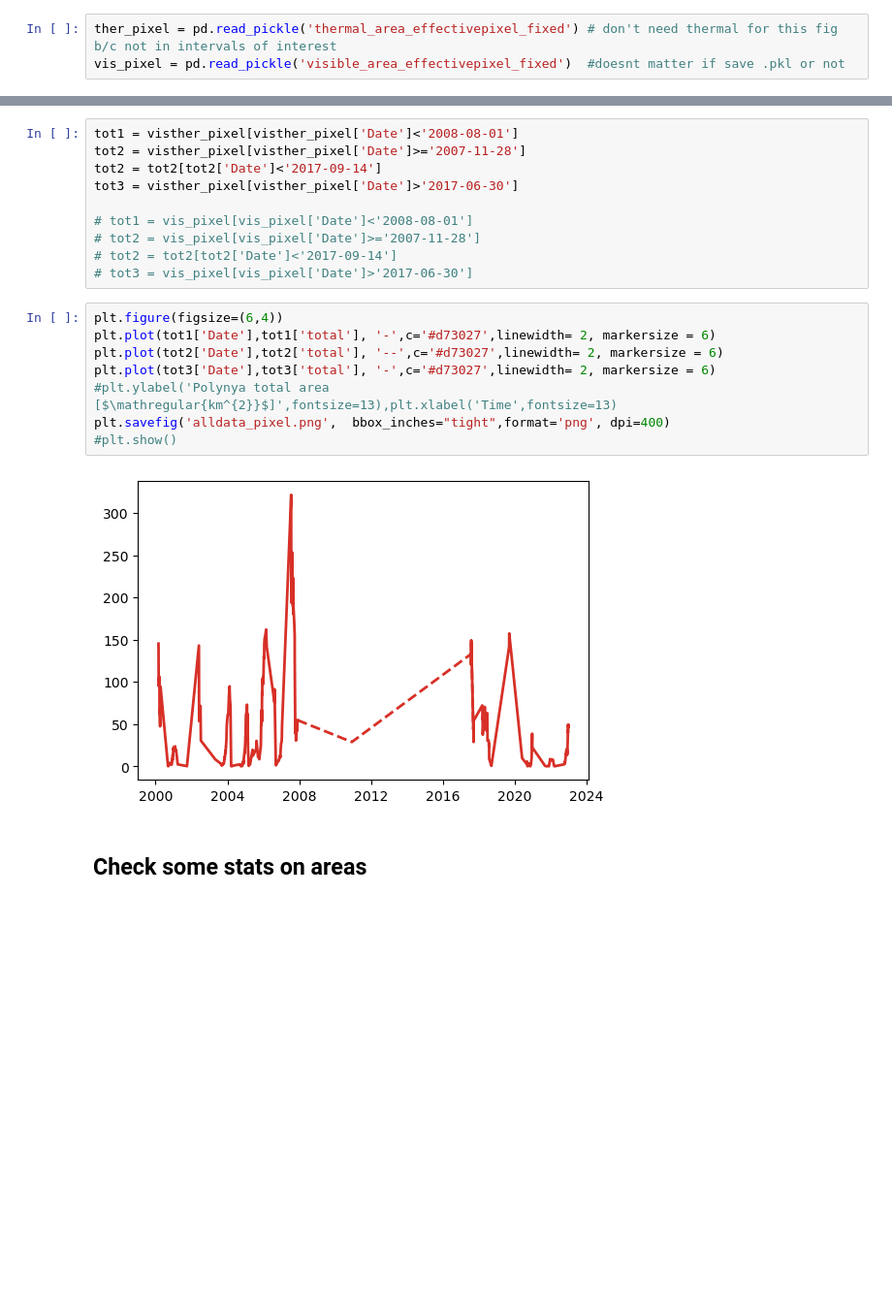
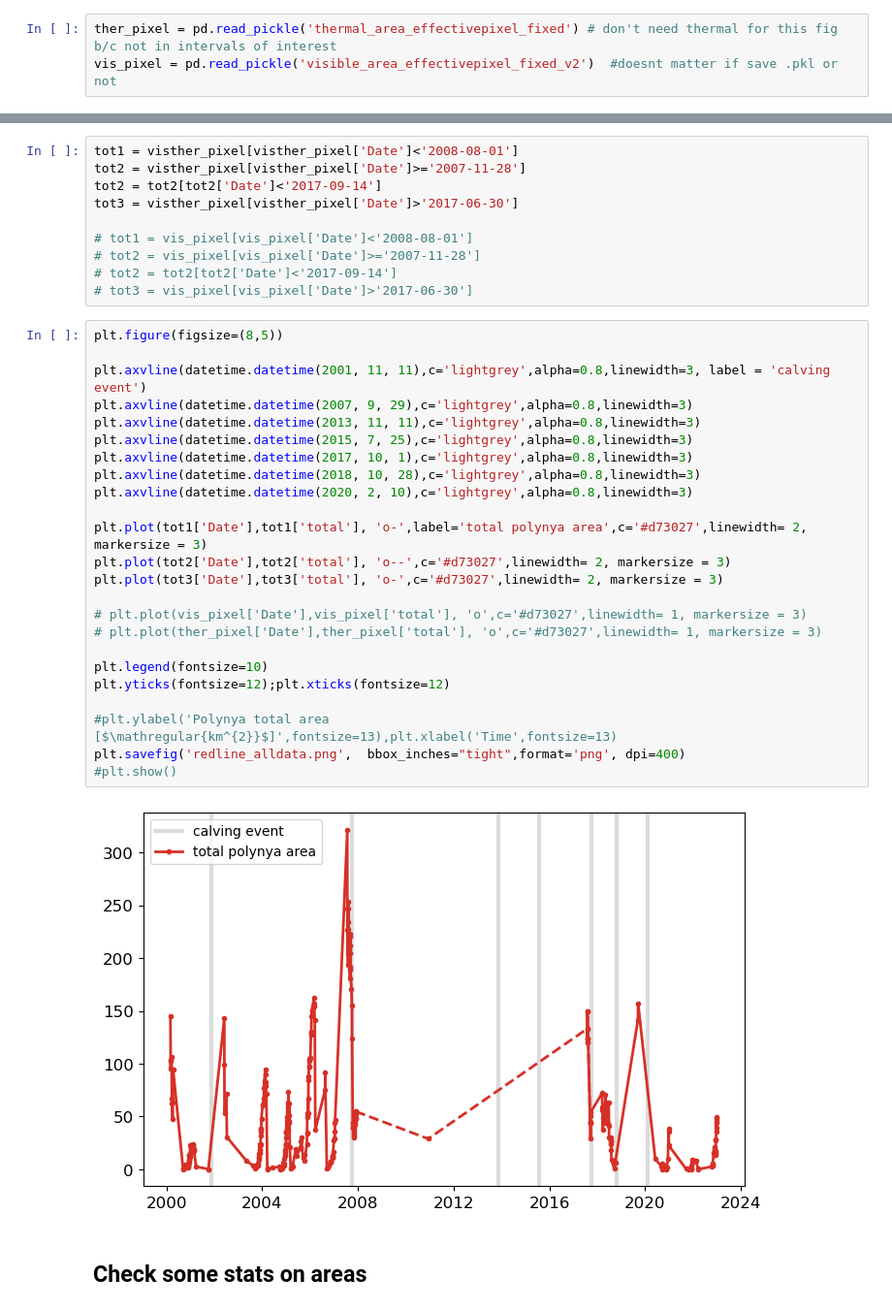
Before and after one commit to elenasavidge/polynyatimeseries, a Jupyter notebook: fig2.ipynb, the cells around one changed output, grey strips where cells are left out. Shown: that part at 97% size. Saved outputs shown, nothing was run; the diff lists cells and outputs as text; blank space fills up the shorter version.

```diff
--- a/fig2.ipynb
+++ b/fig2.ipynb
@@ -39,7 +39,7 @@ pwd
 ## Read in data
 # %%
 ther_pixel = pd.read_pickle('thermal_area_effectivepixel_fixed') # don't need thermal for this fig b/c not in intervals of interest
-vis_pixel = pd.read_pickle('visible_area_effectivepixel_fixed')  #doesnt matter if save .pkl or not
+vis_pixel = pd.read_pickle('visible_area_effectivepixel_fixed_v2')  #doesnt matter if save .pkl or not
 # %%
 # count
 vis_pixel.count()
@@ -253,15 +256,31 @@ tot3 = visther_pixel[visther_pixel['Date']>'2017-06-30']
 # tot2 = tot2[tot2['Date']<'2017-09-14']
 # tot3 = vis_pixel[vis_pixel['Date']>'2017-06-30']
 # %%
-plt.figure(figsize=(6,4))
-plt.plot(tot1['Date'],tot1['total'], '-',c='#d73027',linewidth= 2, markersize = 6)
-plt.plot(tot2['Date'],tot2['total'], '--',c='#d73027',linewidth= 2, markersize = 6)
-plt.plot(tot3['Date'],tot3['total'], '-',c='#d73027',linewidth= 2, markersize = 6)
+plt.figure(figsize=(8,5))
+
+plt.axvline(datetime.datetime(2001, 11, 11),c='lightgrey',alpha=0.8,linewidth=3, label = 'calving event')
+plt.axvline(datetime.datetime(2007, 9, 29),c='lightgrey',alpha=0.8,linewidth=3)
+plt.axvline(datetime.datetime(2013, 11, 11),c='lightgrey',alpha=0.8,linewidth=3)
+plt.axvline(datetime.datetime(2015, 7, 25),c='lightgrey',alpha=0.8,linewidth=3)
+plt.axvline(datetime.datetime(2017, 10, 1),c='lightgrey',alpha=0.8,linewidth=3)
+plt.axvline(datetime.datetime(2018, 10, 28),c='lightgrey',alpha=0.8,linewidth=3)
+plt.axvline(datetime.datetime(2020, 2, 10),c='lightgrey',alpha=0.8,linewidth=3)
+
+plt.plot(tot1['Date'],tot1['total'], 'o-',label='total polynya area',c='#d73027',linewidth= 2, markersize = 3)
+plt.plot(tot2['Date'],tot2['total'], 'o--',c='#d73027',linewidth= 2, markersize = 3)
+plt.plot(tot3['Date'],tot3['total'], 'o-',c='#d73027',linewidth= 2, markersize = 3)
+
+# plt.plot(vis_pixel['Date'],vis_pixel['total'], 'o',c='#d73027',linewidth= 1, markersize = 3)
+# plt.plot(ther_pixel['Date'],ther_pixel['total'], 'o',c='#d73027',linewidth= 1, markersize = 3)
+
+plt.legend(fontsize=10)
+plt.yticks(fontsize=12);plt.xticks(fontsize=12)
+
 #plt.ylabel('Polynya total area [$\mathregular{km^{2}}$]',fontsize=13),plt.xlabel('Time',fontsize=13)
-plt.savefig('alldata_pixel.png',  bbox_inches="tight",format='png', dpi=400)
+plt.savefig('redline_alldata.png',  bbox_inches="tight",format='png', dpi=400)
 #plt.show()
 # %% [output]
-[figure, old version]
+[figure, new version]
 # %% [markdown]
 ## Check some stats on areas
 # %%
```
Also changed, not shown: parts of 15 cells of this notebook.
